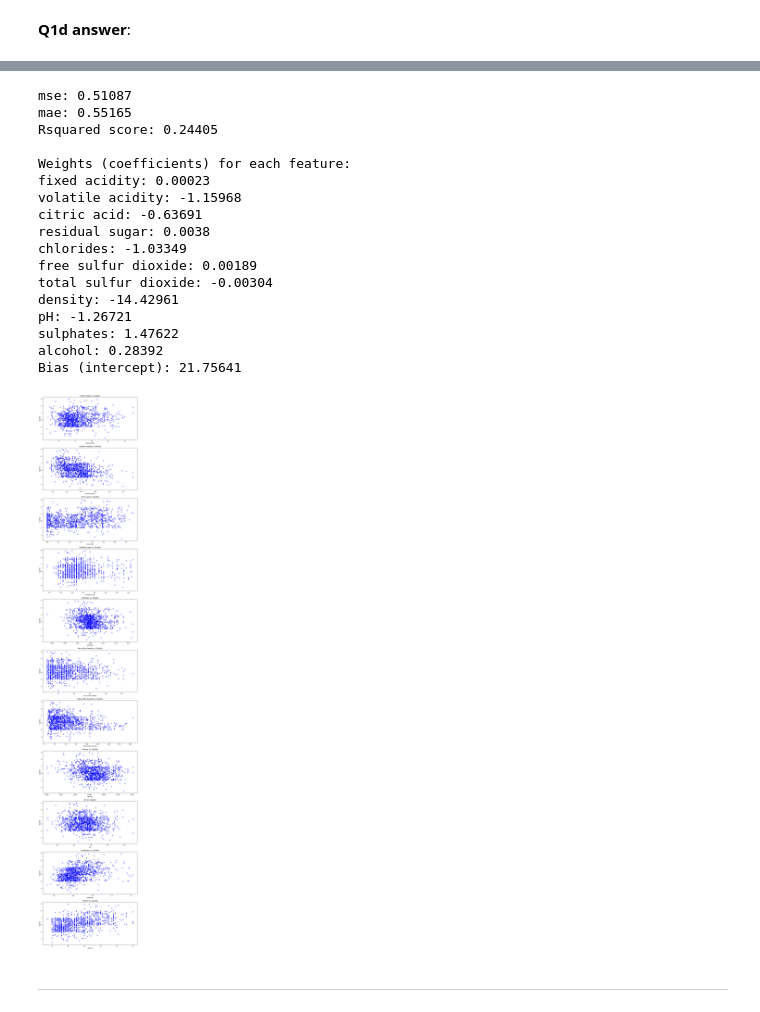
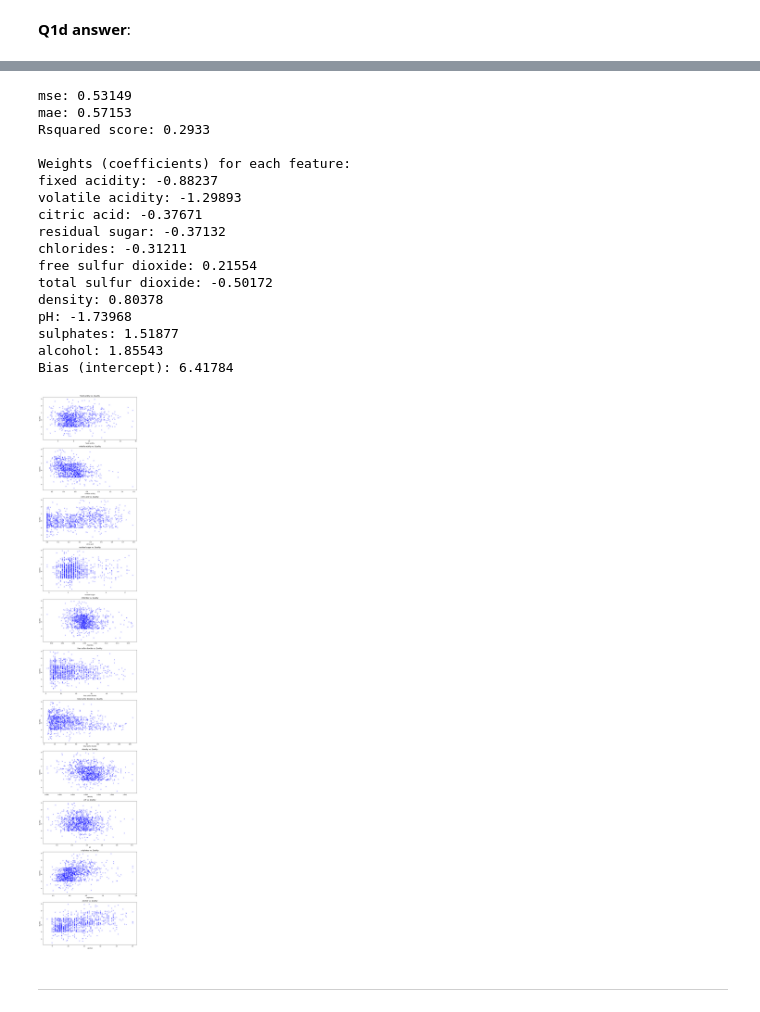
Before and after one commit to Littleguygabe/Python-Backup, a Jupyter notebook: comp1008/cwk/202425_COMP1008_cw_psygb6.ipynb, the cells around one changed output, grey strips where cells are left out. Saved outputs shown, nothing was run; the diff lists cells and outputs as text; code cells hidden in the pictures.

```diff
--- a/comp1008/cwk/202425_COMP1008_cw_psygb6.ipynb
+++ b/comp1008/cwk/202425_COMP1008_cw_psygb6.ipynb
@@ -146,6 +146,10 @@ np.int64(2)
 # %% [markdown]
 <b>Q1c answer</b>:
 # %%
+import pandas as pd
+wineQualDf = pd.read_csv('winequality-red.csv')
+
+
 class NaNhandling():
     @staticmethod
     def handleNaNmodal(df):
@@ -174,13 +178,15 @@ class NaNhandling():
 class outlierHandling():
     @staticmethod
     def getUpperLowerBounds(df):
+        rangeCoeff = 3
+
         quart1 = df.quantile(0.25)
         quart3 = df.quantile(0.75)
 
         IQrange = quart3 - quart1
 
-        lowerBound = quart1-3*IQrange
-        upperBound = quart3+3*IQrange
+        lowerBound = quart1-rangeCoeff*IQrange
+        upperBound = quart3+rangeCoeff*IQrange
 
         return lowerBound,upperBound
 
@@ -300,6 +306,10 @@ The way these are calculate is by first taking the 1st and 3rd quartile of the d
 
 This helps improve data quality as it removes values that sit far away from the rough/general data pattern, however if the bounds are set too close together then values that are not actually meant to be outliers will be identified as outliers and hence removed from the dataset, this in turn means that the relationship between inputs and output will be very restricted and can cause the algorithm to over fit to the dataset as only values that roughly match a certain relationship will be kept. So as a result the regression line may provide strong performance metrics on the training data however on unseen data (due to not being able to properly generalise the relationship beause of data being restricted effectively to a certain relationship) it could be incredibly inaccurate as the unseen data doesn't specifically match the same trend that the training data did.
 # %%
+import pandas as pd
+wineQualDf = pd.read_csv('winequality-red.csv')
+
+
 class NaNhandling:
     def __init__(self,df) -> None:
         self.df = df
@@ -331,13 +341,15 @@ class outlierHandling:
         self.df = df
 
     def getUpperLowerBounds(self):
+        rangeCoef = 1
+
         quart1 = self.df.quantile(0.25)
         quart3 = self.df.quantile(0.75)
 
         IQrange = quart3 - quart1
 
-        lowerBound = quart1-3*IQrange
-        upperBound = quart3+3*IQrange
+        lowerBound = quart1-rangeCoef*IQrange
+        upperBound = quart3+rangeCoef*IQrange
 
         return lowerBound, upperBound
 
@@ -402,6 +414,9 @@ performPreProcessing(wineQualDf)
 | 1598 | 6.0 | 0.310 | 0.47 | 3.6 | 0.067 | 18.0 | ... |
 1190 rows × 12 columns
 # %%
+import pandas as pd
+wineQualDf = pd.read_csv('winequality-red.csv')
+
 class NaNhandling:
     def handleNaNmodal(self, df):
         return df.apply(lambda x: x.fillna(x.mode()[0], axis=0))
@@ -422,13 +437,15 @@ class NaNhandling:
 
 class outlierHandling:
     def getUpperLowerBounds(self, df):
+        rangeCoeff = 4
+
         quart1 = df.quantile(0.25)
         quart3 = df.quantile(0.75)
 
         IQrange = quart3 - quart1
 
-        lowerBound = quart1-3*IQrange
-        upperBound = quart3+3*IQrange
+        lowerBound = quart1-rangeCoeff*IQrange
+        upperBound = quart3+rangeCoeff*IQrange
 
         return lowerBound, upperBound
 
@@ -474,4 +491,6 @@ class preProcessing(NaNhandling, outlierHandling):
         return self.df.drop_duplicates()
 
 
+
 wineQualDf = preProcessing(wineQualDf).df
+wineQualDf
@@ -497,63 +608,61 @@ from sklearn.metrics import mean_squared_error, mean_absolute_error, r2_score
 
 min_max_scaler = preprocessing.MinMaxScaler()
 
-# Assuming wineQualDf is already loaded
 X = wineQualDf.drop(columns=['quality'])
 y = wineQualDf[['quality']]
 
-Xtrain, Xtest, ytrain, ytest = train_test_split(X, y, test_size=0.3, random_state=42)
+XScaled = min_max_scaler.fit_transform(X)
+
+Xtrain, Xtest, ytrain, ytest = train_test_split(XScaled, y, test_size=0.3, random_state=42)
 
 model = LinearRegression()
 model.fit(Xtrain, ytrain)
 yPred = model.predict(Xtest)
 
-# Calculate metrics
 mse = mean_squared_error(ytest, yPred)
 mae = mean_absolute_error(ytest, yPred)
 r2 = r2_score(ytest, yPred)
 
 print(f'mse: {round(mse, 5)}')
 print(f'mae: {round(mae, 5)}')
 print(f'Rsquared score: {round(r2, 5)}')
 
-# Print the weights (coefficients) for each feature
 print("\nWeights (coefficients) for each feature:")
 for feature, weight in zip(X.columns, model.coef_[0]):
     print(f"{feature}: {round(weight, 5)}")
 
-# Print the bias (intercept)
 print(f"Bias (intercept): {round(model.intercept_[0], 5)}")
 
-# Scatter plots for all features
+
 fig, axes = plt.subplots(len(X.columns), 1, figsize=(10, 5 * len(X.columns)))
 
 for i, feature in enumerate(X.columns):
     axes[i].scatter(wineQualDf[feature], wineQualDf["quality"], alpha=0.5, color='blue',marker='x')
     axes[i].set_xlabel(feature)
     axes[i].set_ylabel("Quality")
     axes[i].set_title(f"{feature} vs. Quality")
 
 plt.tight_layout()
 plt.show()
 # %% [output]
-mse: 0.51087
-mae: 0.55165
-Rsquared score: 0.24405
+mse: 0.53149
+mae: 0.57153
+Rsquared score: 0.2933
 
 Weights (coefficients) for each feature:
-fixed acidity: 0.00023
-volatile acidity: -1.15968
-citric acid: -0.63691
-residual sugar: 0.0038
-chlorides: -1.03349
-free sulfur dioxide: 0.00189
-total sulfur dioxide: -0.00304
-density: -14.42961
-pH: -1.26721
-sulphates: 1.47622
-alcohol: 0.28392
-Bias (intercept): 21.75641
+fixed acidity: -0.88237
+volatile acidity: -1.29893
+citric acid: -0.37671
+residual sugar: -0.37132
+chlorides: -0.31211
+free sulfur dioxide: 0.21554
+total sulfur dioxide: -0.50172
+density: 0.80378
+pH: -1.73968
+sulphates: 1.51877
+alcohol: 1.85543
+Bias (intercept): 6.41784
-[figure, old version]
+[figure, new version]
 # %% [markdown]
 ---
 # %% [markdown]
```
Also changed, not shown: parts of 4 cells of this notebook, 1 other file.
